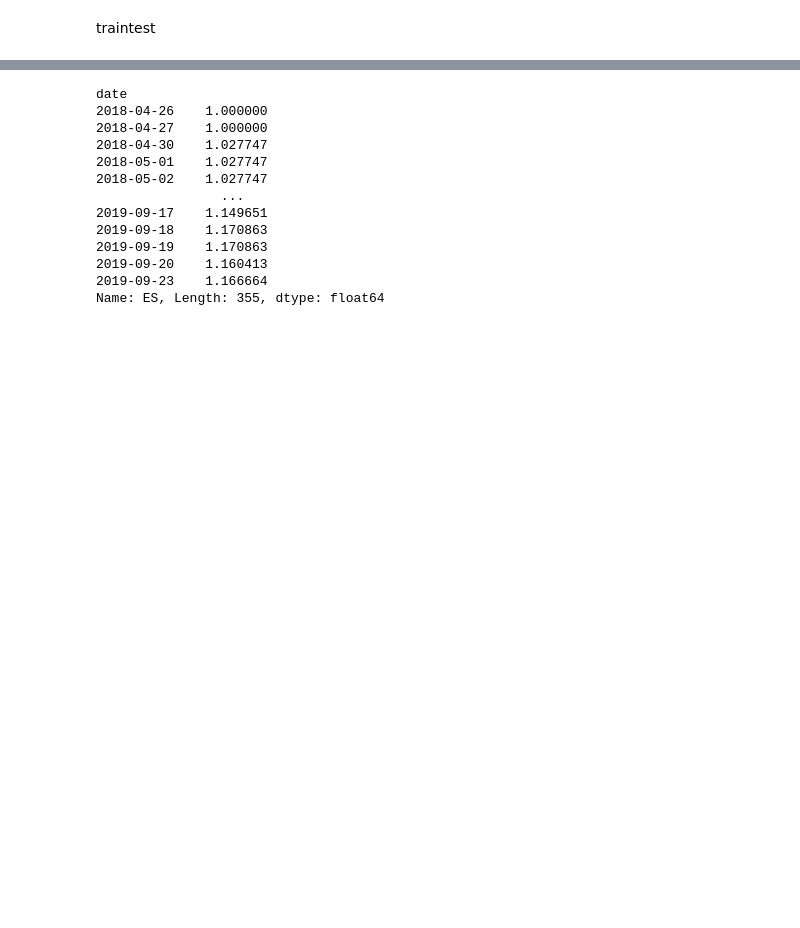
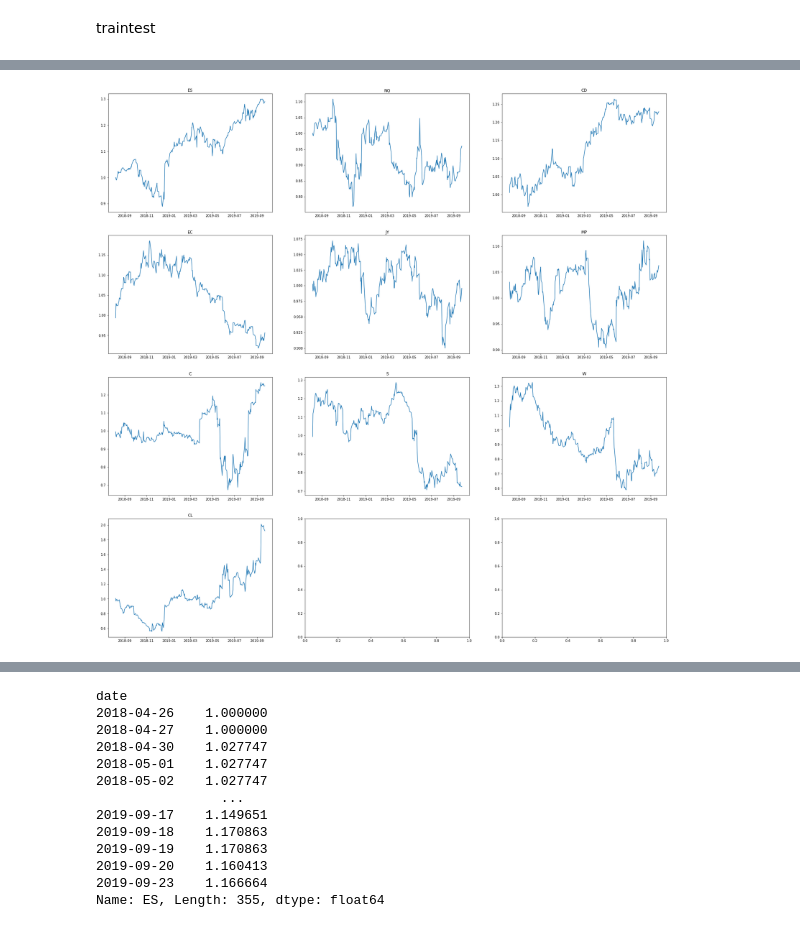
Before and after one commit to QuantCS109/TrumpTweets, a Jupyter notebook: trade_model_3.ipynb, the cells around one changed output, grey strips where cells are left out. Drawn from its saved outputs; the diff is of its cells as text; code cells hidden in the pictures; blank space fills up the shorter version.

```diff
--- a/trade_model_3.ipynb
+++ b/trade_model_3.ipynb
@@ -128,14 +128,15 @@ class TradeModel():
         rets = self.strategy_returns(X, returns, cutoff)[0]
         return np.mean(rets)/np.std(rets)
 # %%
+instrument_list = ['ES', 'NQ', 'CD', 'EC', 'JY', 'MP', 'C', 'S', 'W', 'CL']
 strat_sharpes = {}
 strat_rets = {}
 strat_cum_rets = {}
 for inst in instrument_list:
-    y = 2 * ((y_dict[inst] - 0.5 * np.mean(y_dict[inst]))>= 0) - 1
-    X_train, X_test, y_train, y_test = train_test_split(X_dict[inst], y, test_size=0.50, shuffle=False )
-    tm = TradeModel(n_estimators=5000, max_features=10, max_depth=15)
+    y = 2 * (y_dict[inst]>= 0) - 1
+    X_train, X_test, y_train, y_test = train_test_split(X_dict[inst], y, test_size=0.40, shuffle=False )
+    tm = TradeModel(n_estimators=1000, max_features=5, max_depth=15, criterion ='entropy')
     tm.fit(X_train, y_train)
-    strat_rets[inst], strat_cum_rets[inst] = tm.strategy_returns(X_test, y_dict[inst][-len(X_test):])
-    strat_sharpes[inst] = tm.sharpe(X_test, y_dict[inst][-len(X_test):])
-    print('{} sharpe :'.format(inst, strat_sharpes[inst]))
+    strat_rets[inst], strat_cum_rets[inst] = tm.strategy_returns(X_test, y_dict[inst][-len(X_test):], cutoff=0.5)
+    strat_sharpes[inst] = tm.sharpe(X_test, y_dict[inst][-len(X_test):],cutoff=0.5)
+    print('{} sharpe {}:'.format(inst, strat_sharpes[inst]))
@@ -142,3 +154,11 @@ for inst in instrument_list:
+# %%
+fig, ax = plt.subplots(4,3,figsize=(30,30))
+ax = ax.ravel()
+for i, inst in enumerate(instrument_list):
+    ax[i].plot(strat_cum_rets[inst])
+    ax[i].set_title(inst)
+# %% [output]
+[figure, added]
 # %%
 port_rets = pd.DataFrame(strat_rets).mean(axis=1)
 plt.plot((1 + pd.DataFrame(strat_rets).mean(axis=1)).cumprod())
```
Also changed, not shown: parts of 4 cells of this notebook, 9 other files.
